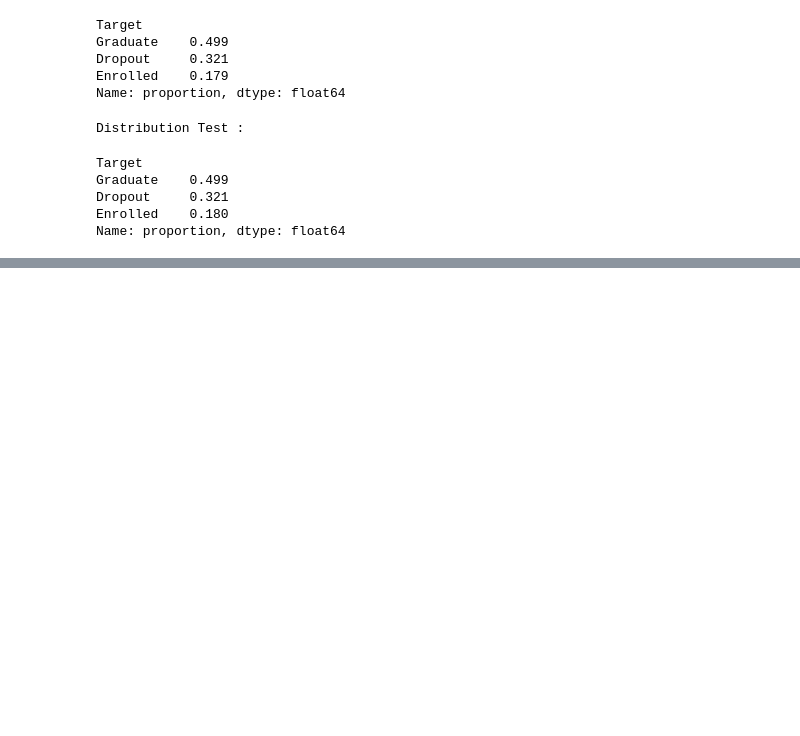
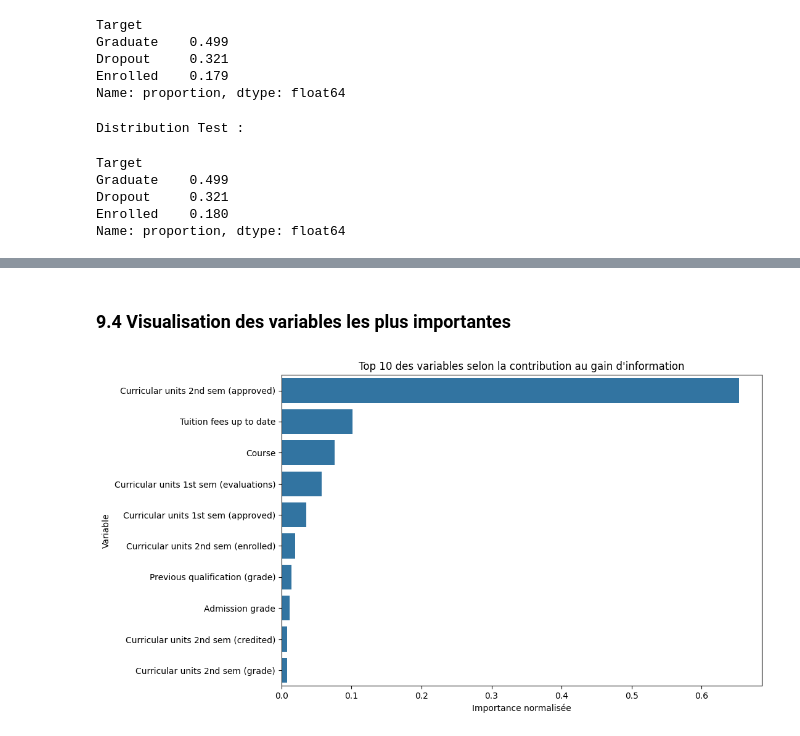
Before and after one commit to nourmiyy03/Student_Dropout_Project_ML, a Jupyter notebook: notebooks/01_exploration_pretraitement.ipynb, the cells around one changed output, grey strips where cells are left out. Drawn from its saved outputs; the diff is of its cells as text; code cells hidden in the pictures; blank space fills up the shorter version.

```diff
--- a/notebooks/01_exploration_pretraitement.ipynb
+++ b/notebooks/01_exploration_pretraitement.ipynb
@@ -1385,33 +785,0 @@ Taille du jeu de validation : 708
-# %%
-# Construire un nouvel arbre uniquement sur le sous-ensemble d'entraînement
-tree_selection = build_tree(
-    X_subtrain,
-    y_subtrain,
-    categorical_cols,
-    numerical_cols,
-    max_depth=5,
-    min_samples_split=20,
-    min_gain=0.001
-)
-
-# Calculer les importances des variables
-selection_importances = calculate_feature_importance(tree_selection)
-
-# Normaliser les importances
-total = sum(selection_importances.values())
-
-selection_importances = {
-    feature: value / total
-    for feature, value in selection_importances.items()
-}
-
-# Créer le classement des variables
-selection_df = pd.DataFrame(
-    list(selection_importances.items()),
-    columns=["Feature", "Importance"]
-).sort_values(
-    by="Importance",
-    ascending=False
-).reset_index(drop=True)
-
-display(selection_df)
@@ -2182,0 +951,14 @@ L'entropie pondérée tient compte du poids attribué à chaque classe pour mesu
+# %% [markdown]
+### 9.4 Visualisation des variables les plus importantes
+# %%
+top_10_plot = importance_df.head(10)
+
+plt.figure(figsize=(11, 6))
+sns.barplot(data=top_10_plot, x="Importance", y="Feature")
+plt.title("Top 10 des variables selon la contribution au gain d'information")
+plt.xlabel("Importance normalisée")
+plt.ylabel("Variable")
+plt.tight_layout()
+plt.show()
+# %% [output]
+[figure, added]
```
Also changed, not shown: parts of 192 cells of this notebook, 6 other files.
